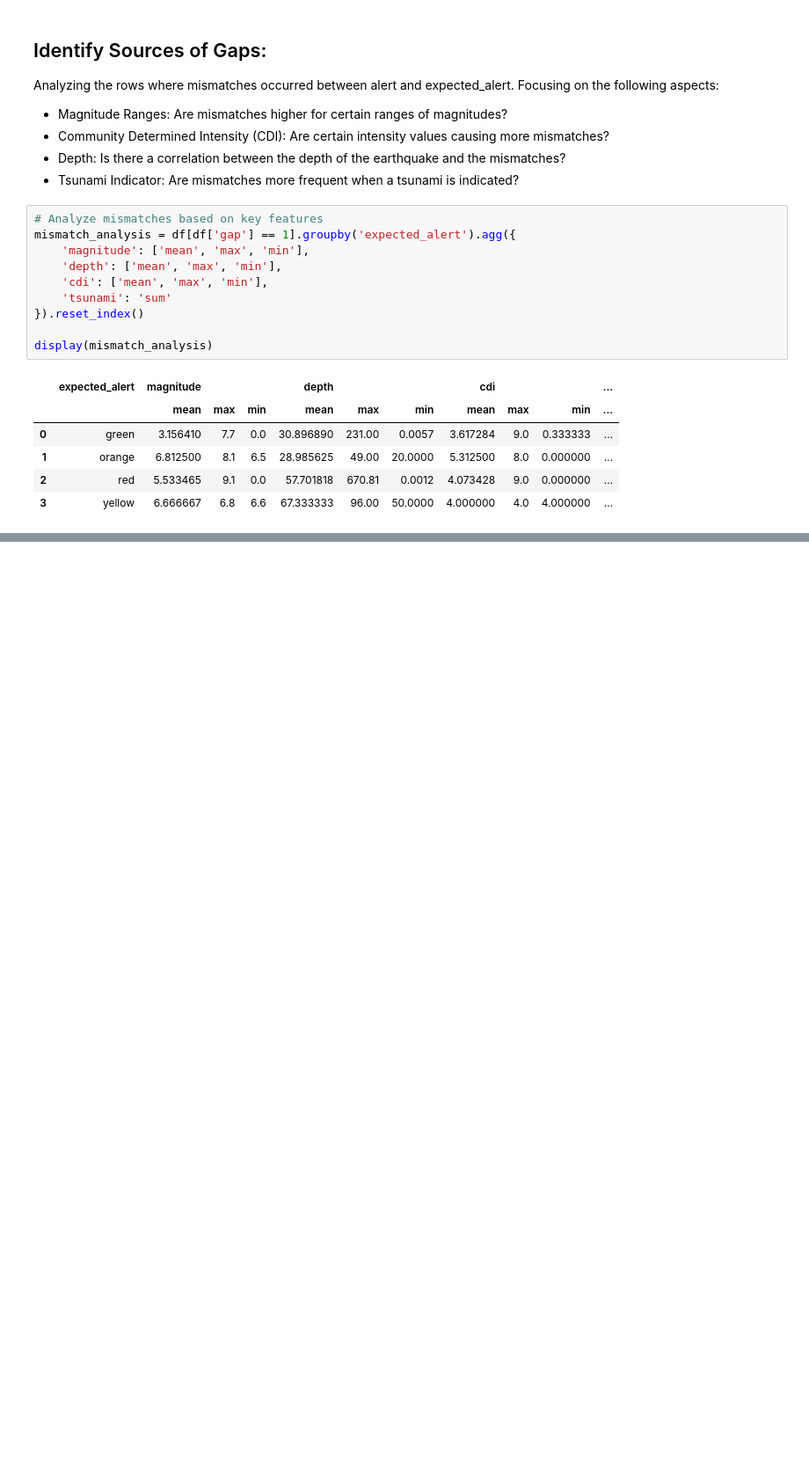
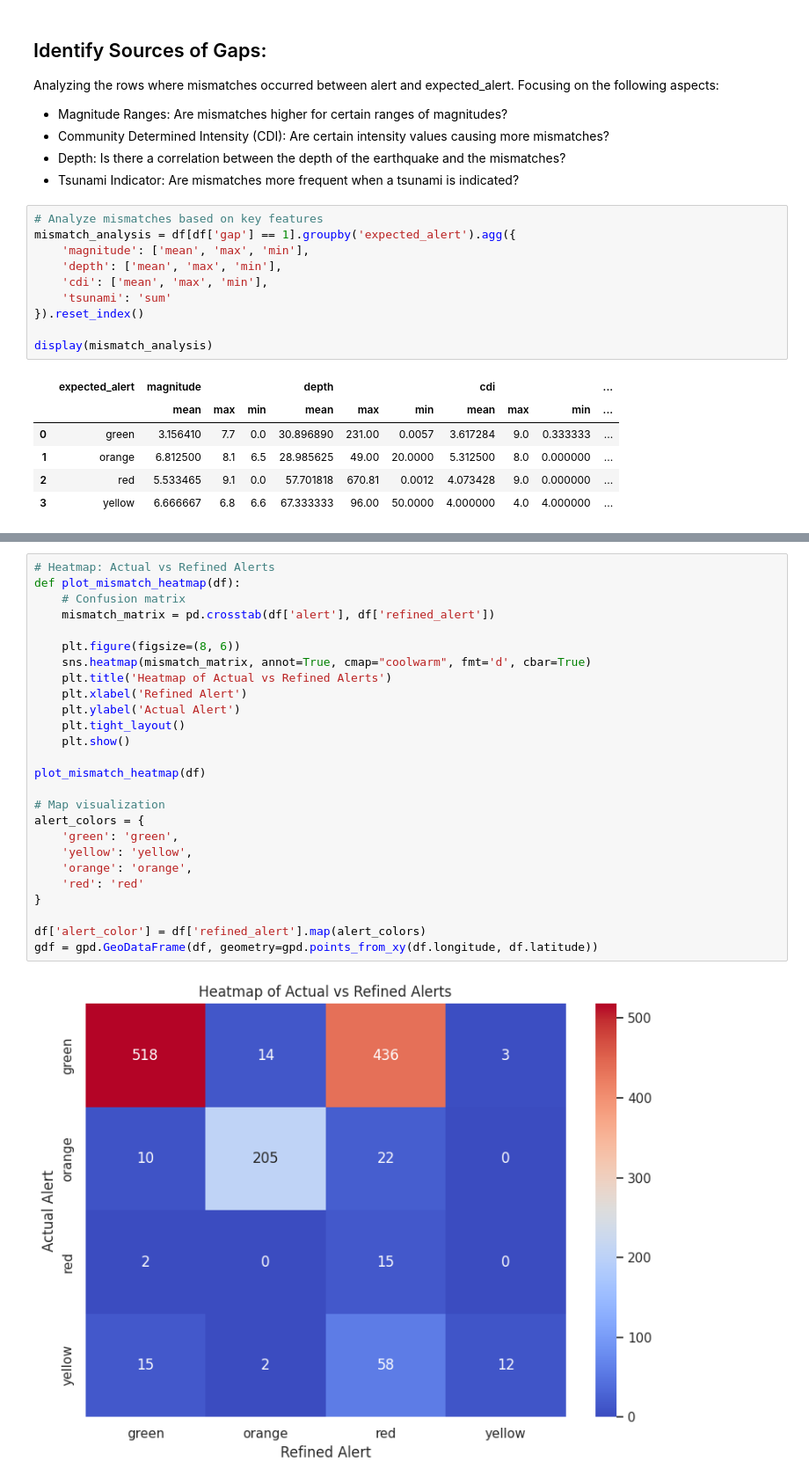
Before and after one commit to shivi13102/Earthquake_analysis, a Jupyter notebook: Alert_System_Evaluation.ipynb, the cells around one changed output, grey strips where cells are left out. Shown at 88% size. Saved outputs shown, nothing was run; the diff lists cells and outputs as text; blank space fills up the shorter version.

```diff
--- a/Alert_System_Evaluation.ipynb
+++ b/Alert_System_Evaluation.ipynb
@@ -303,0 +342,28 @@ display(mismatch_analysis)
+# %%
+# Heatmap: Actual vs Refined Alerts
+def plot_mismatch_heatmap(df):
+    # Confusion matrix
+    mismatch_matrix = pd.crosstab(df['alert'], df['refined_alert'])
+
+    plt.figure(figsize=(8, 6))
+    sns.heatmap(mismatch_matrix, annot=True, cmap="coolwarm", fmt='d', cbar=True)
+    plt.title('Heatmap of Actual vs Refined Alerts')
+    plt.xlabel('Refined Alert')
+    plt.ylabel('Actual Alert')
+    plt.tight_layout()
+    plt.show()
+
+plot_mismatch_heatmap(df)
+
+# Map visualization
+alert_colors = {
+    'green': 'green',
+    'yellow': 'yellow',
+    'orange': 'orange',
+    'red': 'red'
+}
+
+df['alert_color'] = df['refined_alert'].map(alert_colors)
+gdf = gpd.GeoDataFrame(df, geometry=gpd.points_from_xy(df.longitude, df.latitude))
+# %% [output]
+[figure, added]
```
Also changed, not shown: parts of 10 cells of this notebook.
